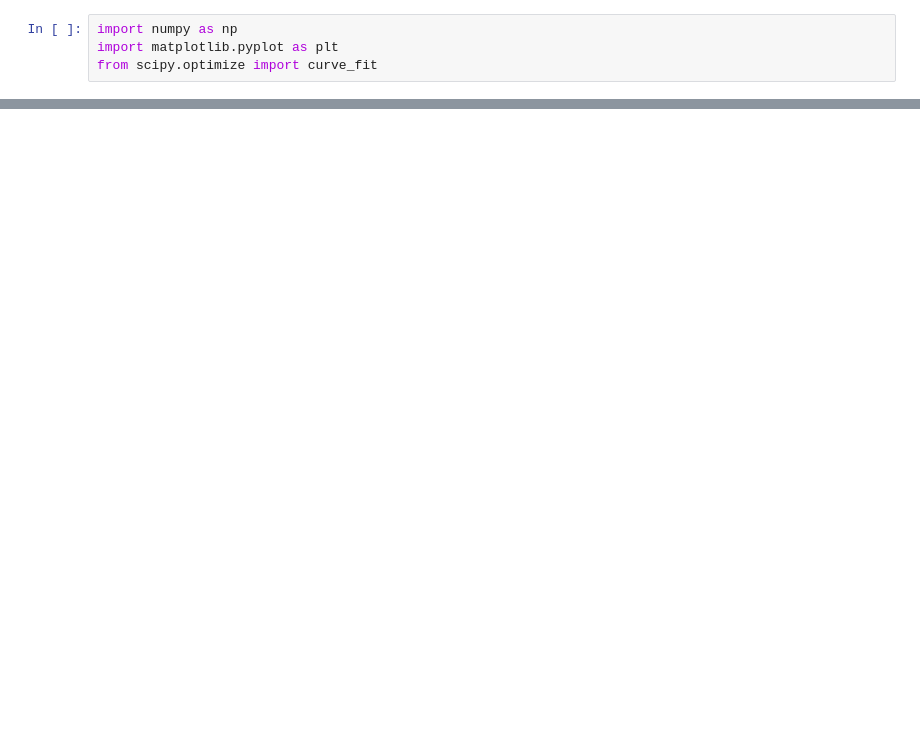
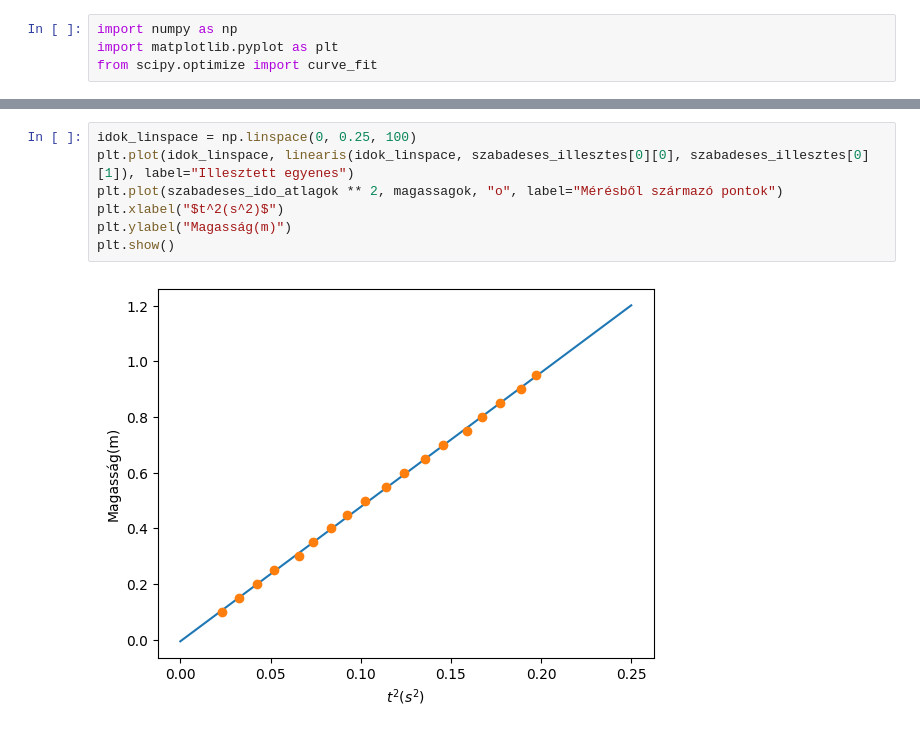
Before and after one commit to Pistikepova69/Alapmeresek, a Jupyter notebook: egyszeru_mozgasok/egyszeru_mozgasok.ipynb, the cells around one changed output, grey strips where cells are left out. Saved outputs shown, nothing was run; the diff lists cells and outputs as text; blank space fills up the shorter version.

```diff
--- a/egyszeru_mozgasok/egyszeru_mozgasok.ipynb
+++ b/egyszeru_mozgasok/egyszeru_mozgasok.ipynb
@@ -46,0 +96,9 @@ illesztes_pontossagok = np.array([1.000000, 0.999900, 1.000000, 1.000000, 0.9999
+# %%
+idok_linspace = np.linspace(0, 0.25, 100)
+plt.plot(idok_linspace, linearis(idok_linspace, szabadeses_illesztes[0][0], szabadeses_illesztes[0][1]), label="Illesztett egyenes")
+plt.plot(szabadeses_ido_atlagok ** 2, magassagok, "o", label="Mérésből származó pontok")
+plt.xlabel("$t^2(s^2)$")
+plt.ylabel("Magasság(m)")
+plt.show()
+# %% [output]
+[figure, added]
```
Also changed, not shown: parts of 15 cells of this notebook, 12 other files.
